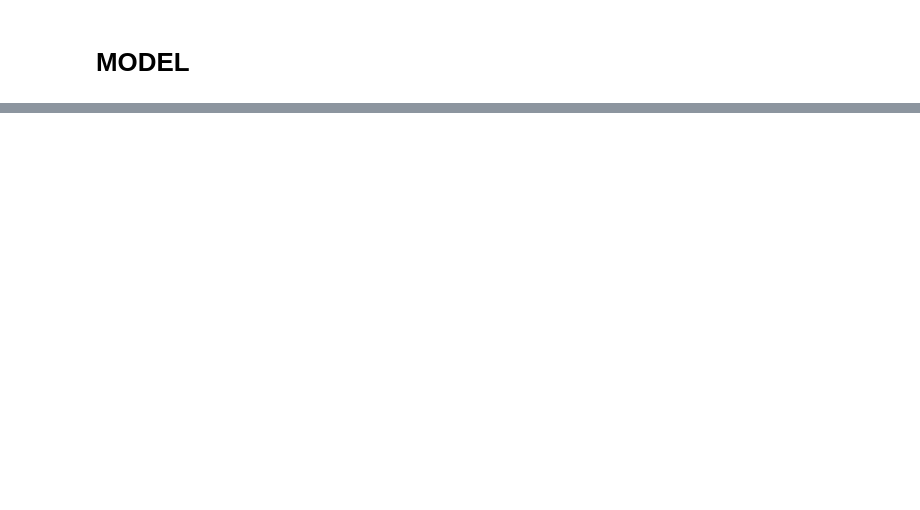
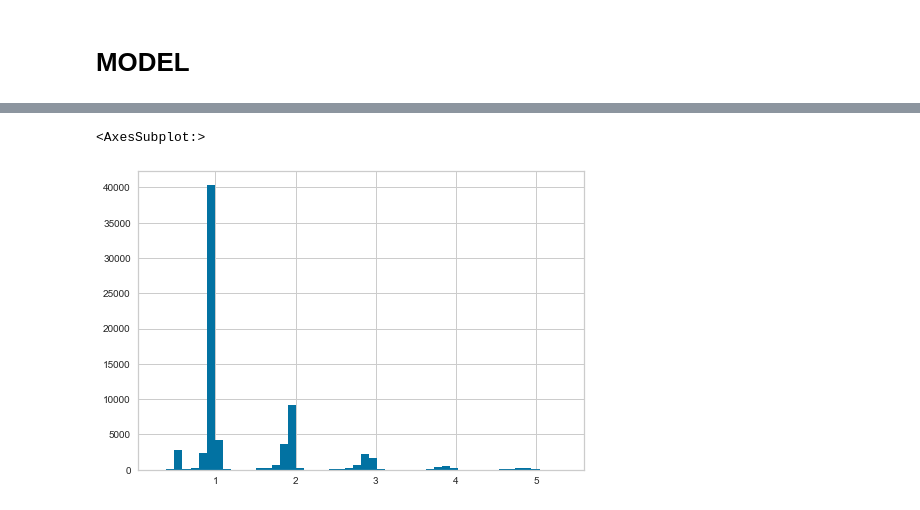
Before and after one commit to NGarb/FailSafe, a Jupyter notebook: 12. Accident Risk/XGB_grid_search.ipynb, the cells around one changed output, grey strips where cells are left out. Saved outputs shown, nothing was run; the diff lists cells and outputs as text; code cells hidden in the pictures; blank space fills up the shorter version.

```diff
--- a/12. Accident Risk/XGB_grid_search.ipynb
+++ b/12. Accident Risk/XGB_grid_search.ipynb
@@ -192,6 +367,7 @@ preprocessor = ColumnTransformer(
+# %%
+
+X_train, X_test_tmp, y_train, y_test_tmp = train_test_split(X_prc_grp, y, test_size=0.2)
+X_val, X_test, y_val, y_test = train_test_split(X_test_tmp, y_test_tmp, test_size=0.5)
+del X_test_tmp, y_test_tmp
 # %%
-preprocessor.fit(X_train, y_train)
-X_train_prc = preprocessor.transform(X_train)
-X_val_prc = preprocessor.transform(X_val)
-X_test_prc = preprocessor.transform(X_test)
-evalset = [(X_train_prc, y_train), (X_val_prc,y_val)]
+evalset = [(X_train, y_train), (X_val,y_val)]
@@ -209,9 +389,9 @@ param_grid = {
         'n_estimators':[1500, 1800, 2100],
                                }
 
-kfold = KFold(n_splits=3, shuffle=True, random_state=10)
+kfold = KFold(n_splits=5, shuffle=True, random_state=10)
 grid_search = GridSearchCV(xgb_reg, param_grid, scoring="neg_root_mean_squared_error", cv=kfold)
-grid_result = grid_search.fit(X_train_prc, y_train, verbose=0)
+grid_result = grid_search.fit(X_train, y_train, verbose=0, eval_set=evalset)
 
 # summarize results
 print("Best: %f using %s" % (grid_result.best_score_, grid_result.best_params_))
@@ -222,8 +402,13 @@ params = grid_result.cv_results_[ 'params' ]
 print(time.time()-start_time)
 # %%
 model = XGBRegressor(tree_method = "gpu_hist",single_precision_histogram=True, gpu_id=0, **grid_result.best_params_)
-model.fit(X_train_prc,y_train)
-y_pred = model.predict(X_test_prc)
+model.fit(X_train,y_train)
+y_pred = model.predict(X_test)
+# %%
+pd.Series(np.exp(y_pred)).hist(bins=50)
+# %% [output]
+<AxesSubplot:>
+[figure, added]
 # %%
 pred = np.exp(y_pred)
 y_val_s = np.exp(y_test)
```
Also changed, not shown: parts of 55 cells of this notebook, 46 other files.
